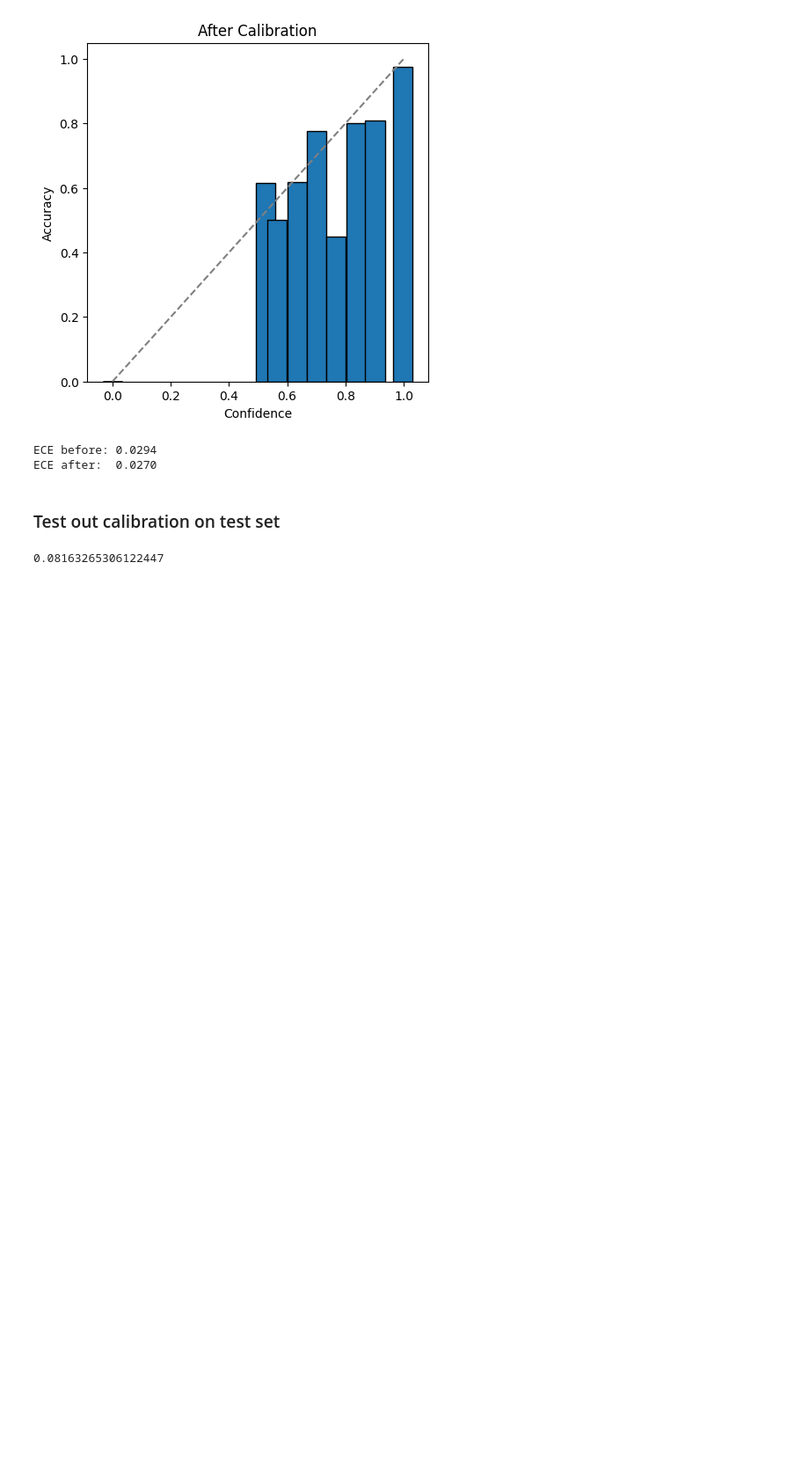
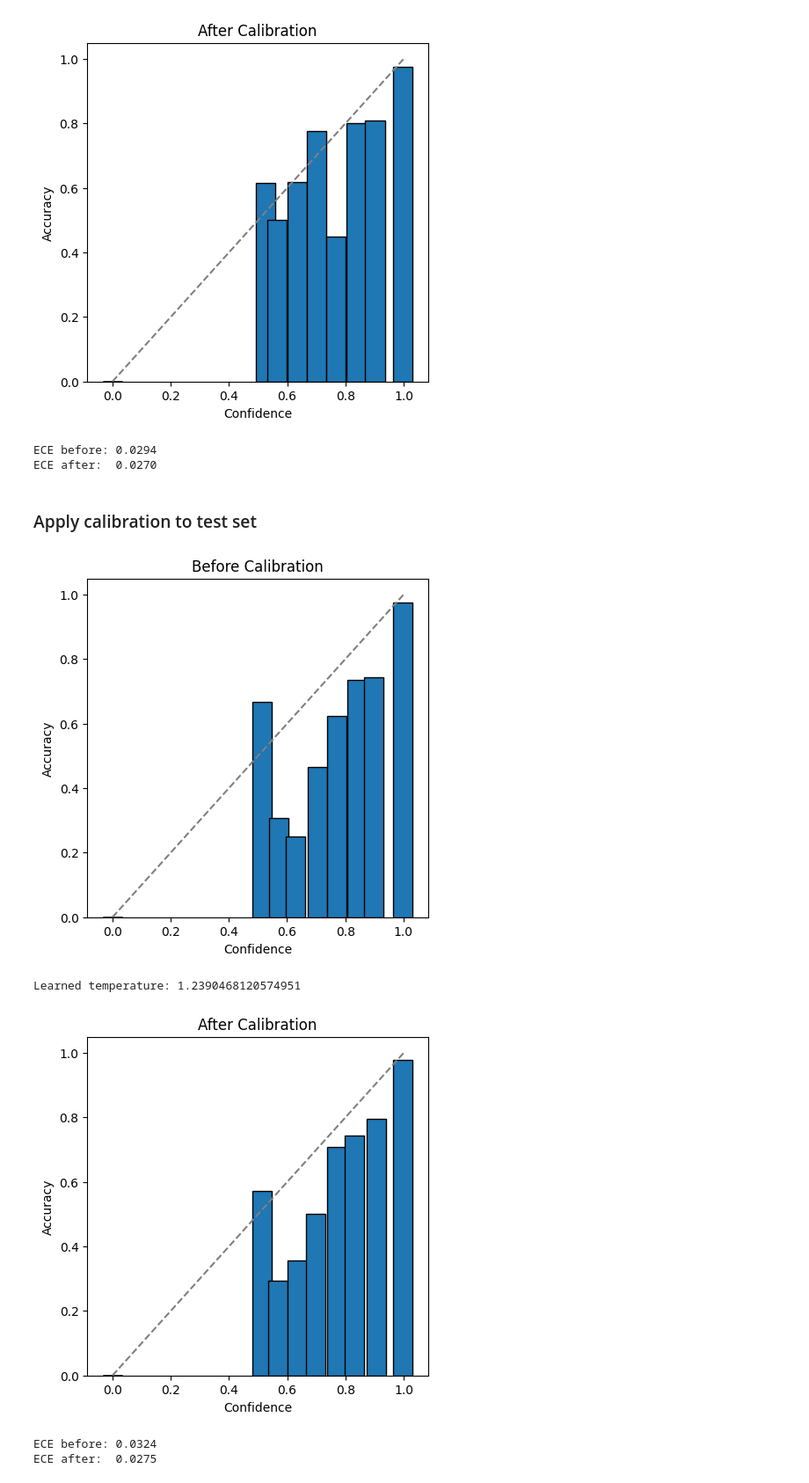
Before and after one commit to Pmk2021/EarthObservationProject, a Jupyter notebook: IPEO project.ipynb, the cells around one changed output. Shown at 88% size. Saved outputs shown, nothing was run; the diff lists cells and outputs as text; code cells hidden in the pictures; blank space fills up the shorter version.

Commit message:
test cal

```diff
--- a/IPEO project.ipynb
+++ b/IPEO project.ipynb
@@ -505,14 +505,19 @@ Learned temperature: 1.2403223514556885
 ECE before: 0.0294
 ECE after:  0.0270
 # %% [markdown]
-### Test out calibration on test set
+### Apply calibration to test set
 # %%
+test_logits, test_labels = torch.concat(dino_test_logits), torch.tensor(dino_test_labels)
+
 # After calibration
-calibrated_logits = scaler(val_logits)
-ece_after = expected_calibration_error(calibrated_logits, val_labels)
-plot_reliability_diagram(calibrated_logits, val_labels, title="After Calibration")
+calibrated_logits = scaler(test_logits)
+ece = expected_calibration_error(calibrated_logits, test_labels)
+plot_reliability_diagram(calibrated_logits, test_labels, title="After Calibration")
 
-print(f"ECE before: {ece_before:.4f}")
-print(f"ECE after:  {ece_after:.4f}")
+print(f"ECE: {ece:.4f}")
 # %% [output]
+[figure, added]
-0.08163265306122447
+Learned temperature: 1.2390468120574951
+[figure, added]
+ECE before: 0.0324
+ECE after:  0.0275
```
